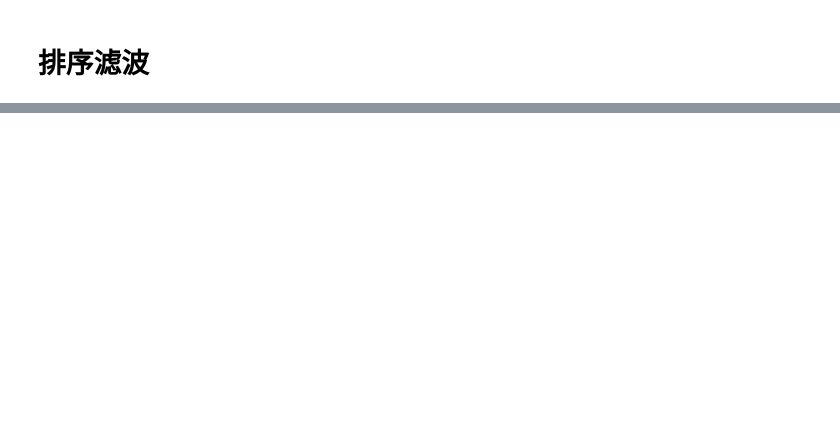
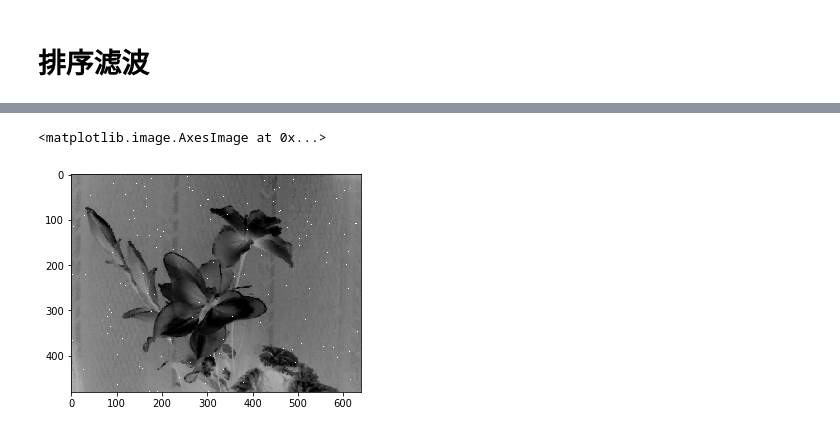
Before and after one commit to juxiangwu/image-processing, a Jupyter notebook: 图像滤波去噪分析/滤波器设计与实现/23-排序滤波.ipynb, the cells around one changed output, grey strips where cells are left out. Saved outputs shown, nothing was run; the diff lists cells and outputs as text; code cells hidden in the pictures; blank space fills up the shorter version.

```diff
--- a/图像滤波去噪分析/滤波器设计与实现/23-排序滤波.ipynb
+++ b/图像滤波去噪分析/滤波器设计与实现/23-排序滤波.ipynb
@@ -19,12 +20,23 @@ rows,cols,ch = rgb.shape
 def noise_gaussian(M,N,a = 0,b=1):
     R = a + b * np.random.randn(M,N)
     return R
+# %%
+def noise_pepper(img,a):
+    m,n = img.shape[0],img.shape[1]
+    R = np.random.randn(m,n)
+    dst = np.zeros(img.shape,dtype=np.float64)
+    rgb = np.float64(img)
+#     df_R = DataFrame(R)
+    idx = R <= a
+    dst[idx] = rgb[idx]
+    return dst
 # %%
 noise = noise_gaussian(rows,cols,a=0,b=0.1)
 src_noise_gray = gray.astype(np.float32) + noise * 255
 src_noise_gray[src_noise_gray < 0] = 0
 src_noise_gray[src_noise_gray > 255] = 255
 src_noise_gray = src_noise_gray.astype(np.uint8)
+src_noise_pepper = noise_pepper(gray,0.01)
 # %%
 def add_syn_border(u,padsize,Xind,Yind):
     # add_border of width 5 to get an output image of size [256,256]
@@ -157,0 +147,20 @@ IndexError: index 5 is out of bounds for axis 0 with size 2
+# %%
+def order_filter2(img,m = 3):
+    sigma = 20
+    x = img.astype(np.float64) / 255
+#     x = cv2.normalize(x,0.0,1.0,cv2.NORM_MINMAX)
+    #y = x + sigma * np.random.randn(img.shape[0],img.shape[1]) / 255.0
+    print(x)
+    se = cv2.getStructuringElement(cv2.MORPH_RECT,(m,m))
+    z1 = cv2.dilate(x,se)
+    z2 = cv2.erode(x,se)
+    z = 1 / 2 * (z1 * z2)
+    print(z)
+    z1 = (z1 * 255).astype(np.uint8)
+    z2 = (z2 * 255).astype(np.uint8)
+    z = (z * 255).astype(np.uint8)
+    z[z < 0] = 0
+    z[z > 255] = 255
+    return z1,z2,z
+# %%
+z1,z2,z = order_filter2(src_noise_pepper)
@@ -157,0 +182,5 @@ IndexError: index 5 is out of bounds for axis 0 with size 2
+# %%
+plt.imshow(255-z1,'gray')
+# %% [output]
+<matplotlib.image.AxesImage at 0x...>
+[figure, added]
```
Also changed, not shown: parts of 17 cells of this notebook, 10 other files.
